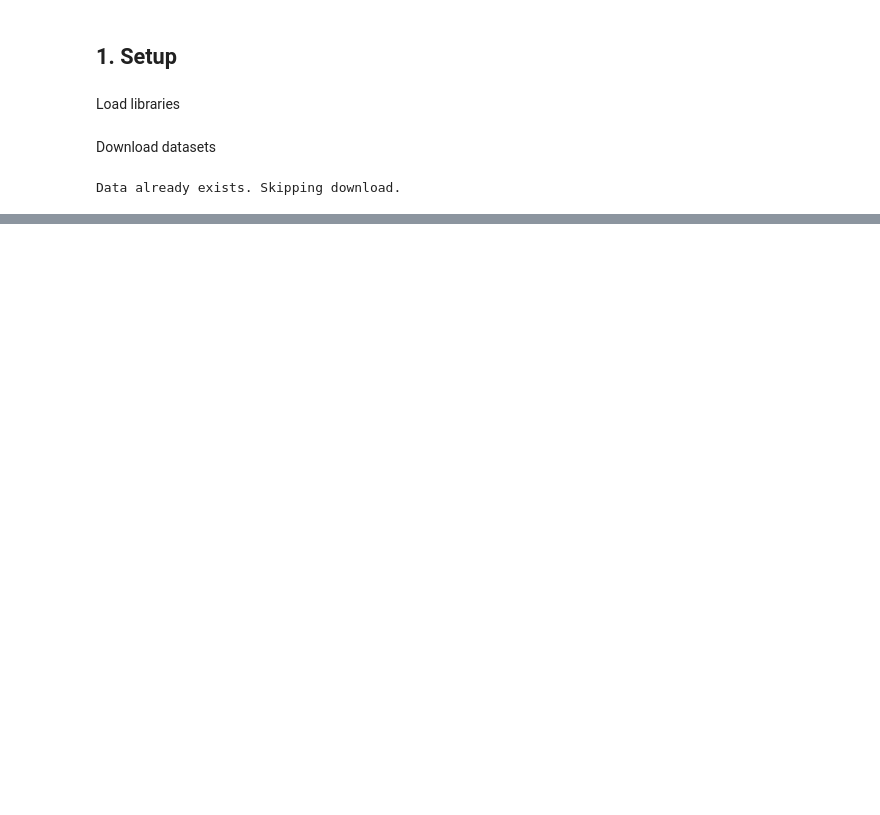
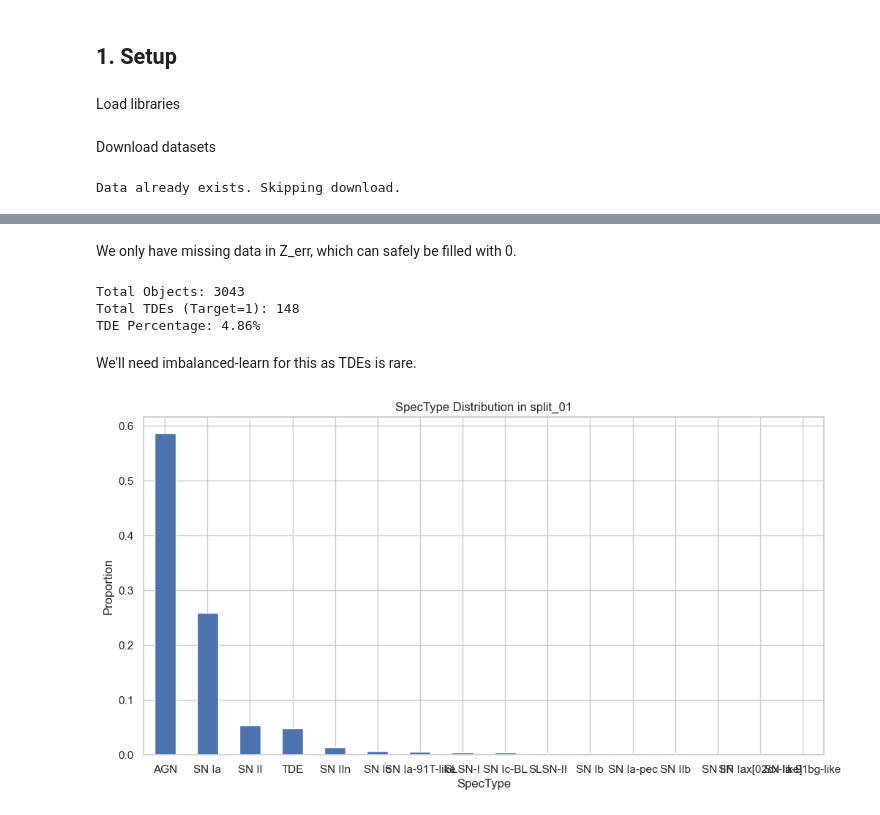
Before and after one commit to EnderMagician/ML-Final, a Jupyter notebook: notebooks/01_exploration.ipynb, the cells around one changed output, grey strips where cells are left out. Drawn from its saved outputs; the diff is of its cells as text; code cells hidden in the pictures; blank space fills up the shorter version.

```diff
--- a/notebooks/01_exploration.ipynb
+++ b/notebooks/01_exploration.ipynb
@@ -60,0 +115,5 @@ Data already exists. Skipping download.
+# %%
+RAW_DATA_PATH = '../data/raw/'
+
+log_df = pd.read_csv(os.path.join(RAW_DATA_PATH, 'train_log.csv'))
+lightcurves_01_df = pd.read_csv(os.path.join(RAW_DATA_PATH, 'split_01/train_full_lightcurves.csv'))
@@ -60,0 +144,26 @@ Data already exists. Skipping download.
+# %% [markdown]
+We only have missing data in Z_err, which can safely be filled with 0.
+# %%
+# Class Balance
+tde_count = log_df['target'].sum()
+total_count = len(log_df)
+print(f"\nTotal Objects: {total_count}")
+print(f"Total TDEs (Target=1): {tde_count}")
+print(f"TDE Percentage: {tde_count / total_count * 100:.2f}%")
+# %% [output]
+Total Objects: 3043
+Total TDEs (Target=1): 148
+TDE Percentage: 4.86%
+# %% [markdown]
+We'll need imbalanced-learn for this as TDEs is rare.
+# %%
+# SpecType distribution in split_01
+log_df['SpecType'].value_counts(normalize=True).plot(kind='bar', title='SpecType Distribution in split_01')
+plt.xlabel('SpecType')
+plt.ylabel('Proportion')
+
+# Horizontal bar plot for better readability
+plt.xticks(rotation=0)
+plt.show()
+# %% [output]
+[figure, added]
```
Also changed, not shown: parts of 24 cells of this notebook, 8 other files.
